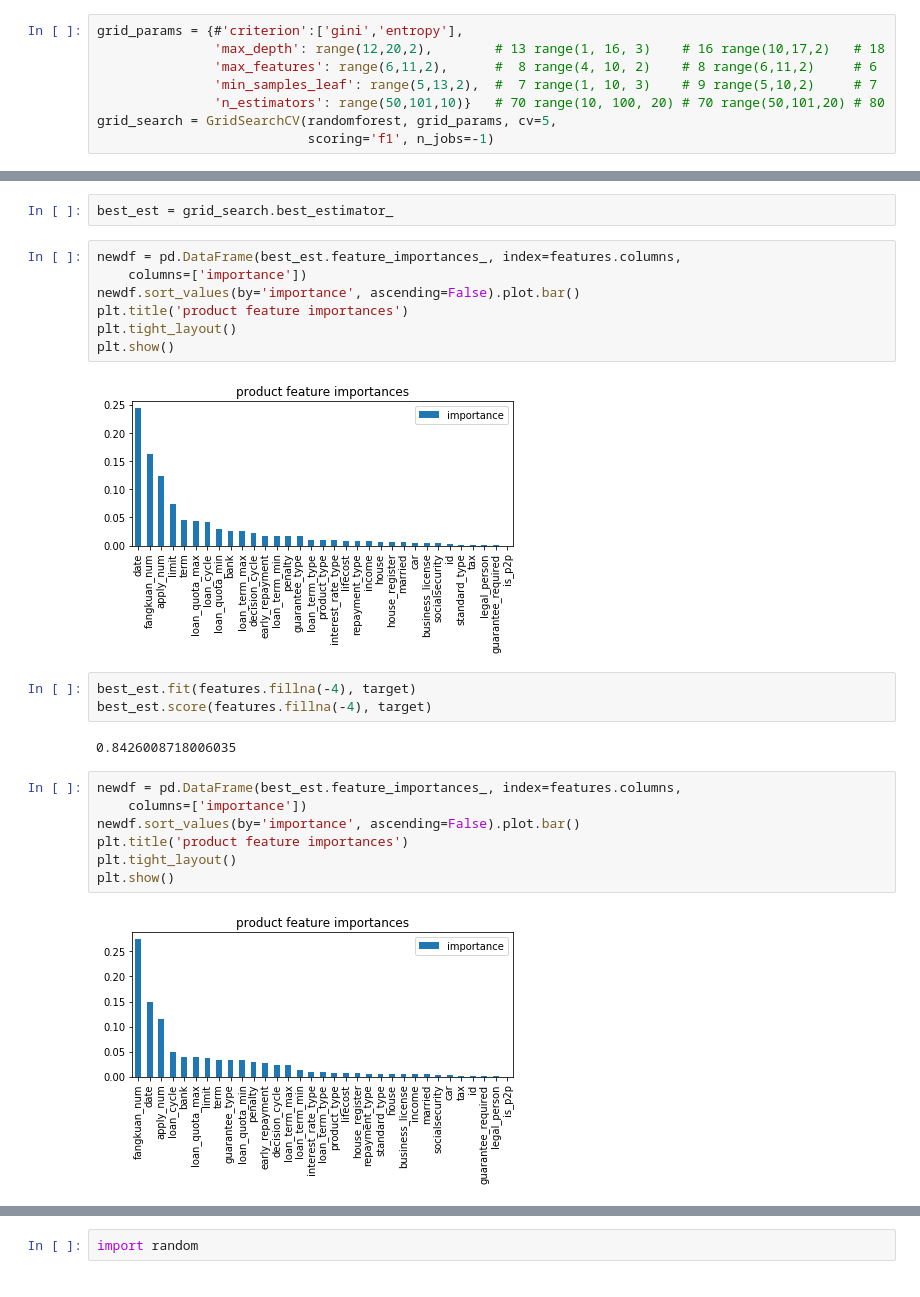
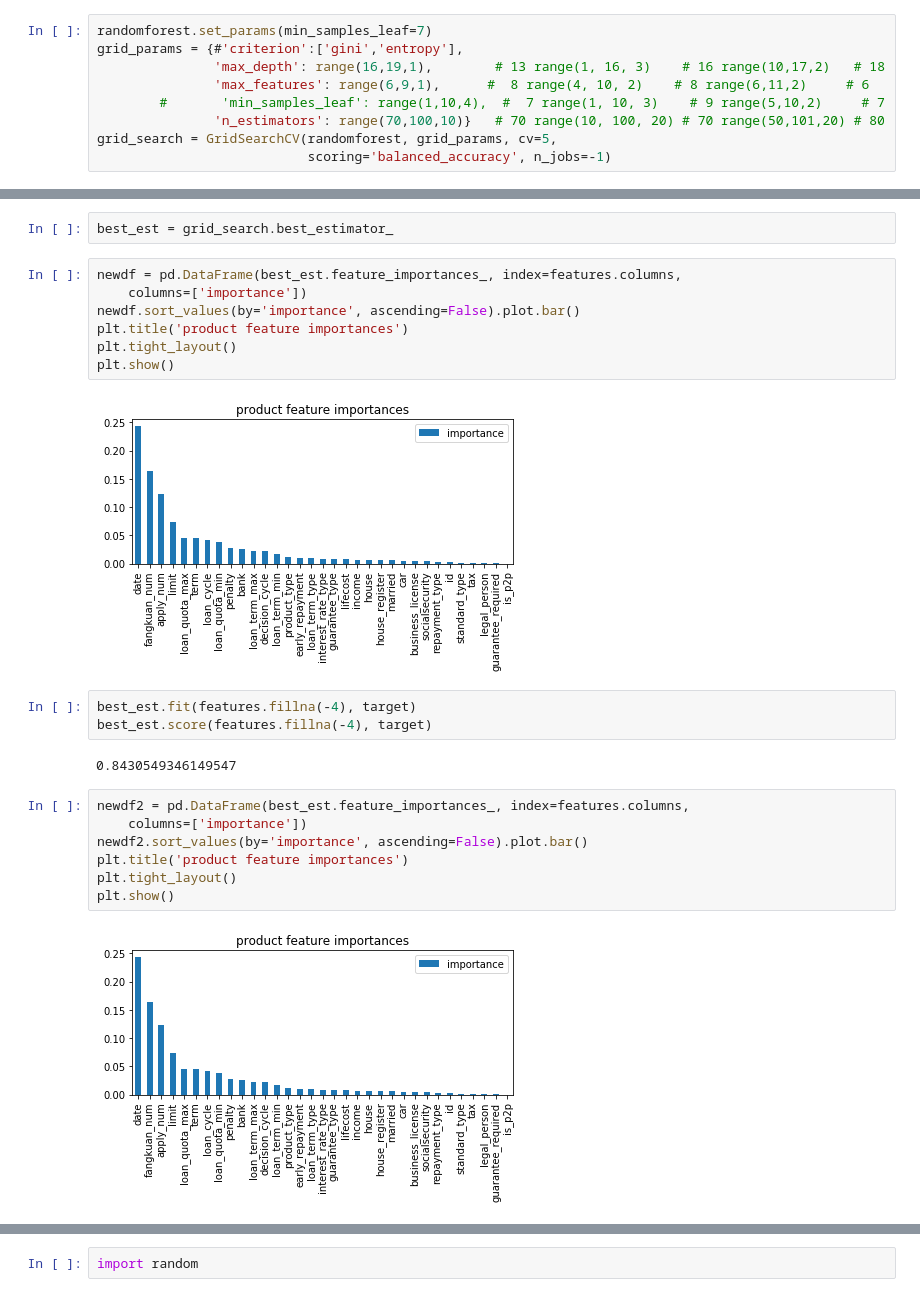
Before and after one commit to apaciorek/grouprong360, a Jupyter notebook: jen/Features_Products.ipynb, the cells around one changed output, grey strips where cells are left out. Saved outputs shown, nothing was run; the diff lists cells and outputs as text.

```diff
--- a/jen/Features_Products.ipynb
+++ b/jen/Features_Products.ipynb
@@ -62,10 +62,11 @@ randomforest = RandomForestClassifier()
 features = df.drop(['user_id','product_id','bank_id','city_id', 'result'], axis=1)
 target = df['result']
 # %%
+randomforest.set_params(min_samples_leaf=7)
 grid_params = {#'criterion':['gini','entropy'],
-               'max_depth': range(12,20,2),        # 13 range(1, 16, 3)    # 16 range(10,17,2)   # 18
-               'max_features': range(6,11,2),      #  8 range(4, 10, 2)    # 8 range(6,11,2)     # 6
-               'min_samples_leaf': range(5,13,2),  #  7 range(1, 10, 3)    # 9 range(5,10,2)     # 7
-               'n_estimators': range(50,101,10)}   # 70 range(10, 100, 20) # 70 range(50,101,20) # 80
+               'max_depth': range(16,19,1),        # 13 range(1, 16, 3)    # 16 range(10,17,2)   # 18
+               'max_features': range(6,9,1),      #  8 range(4, 10, 2)    # 8 range(6,11,2)     # 6
+        #       'min_samples_leaf': range(1,10,4),  #  7 range(1, 10, 3)    # 9 range(5,10,2)     # 7
+               'n_estimators': range(70,100,10)}   # 70 range(10, 100, 20) # 70 range(50,101,20) # 80
 grid_search = GridSearchCV(randomforest, grid_params, cv=5,
-                           scoring='f1', n_jobs=-1)
+                           scoring='balanced_accuracy', n_jobs=-1)
@@ -122,18 +123,18 @@ plt.title('product feature importances')
 plt.tight_layout()
 plt.show()
 # %% [output]
-[figure, old version]
+[figure, new version]
 # %%
 best_est.fit(features.fillna(-4), target)
 best_est.score(features.fillna(-4), target)
 # %% [output]
-0.8426008718006035
+0.8430549346149547
 # %%
-newdf = pd.DataFrame(best_est.feature_importances_, index=features.columns,
+newdf2 = pd.DataFrame(best_est.feature_importances_, index=features.columns,
     columns=['importance'])
-newdf.sort_values(by='importance', ascending=False).plot.bar()
+newdf2.sort_values(by='importance', ascending=False).plot.bar()
 plt.title('product feature importances')
 plt.tight_layout()
 plt.show()
 # %% [output]
-[figure, old version]
+[figure, new version]
```
Also changed, not shown: parts of 49 cells of this notebook.
